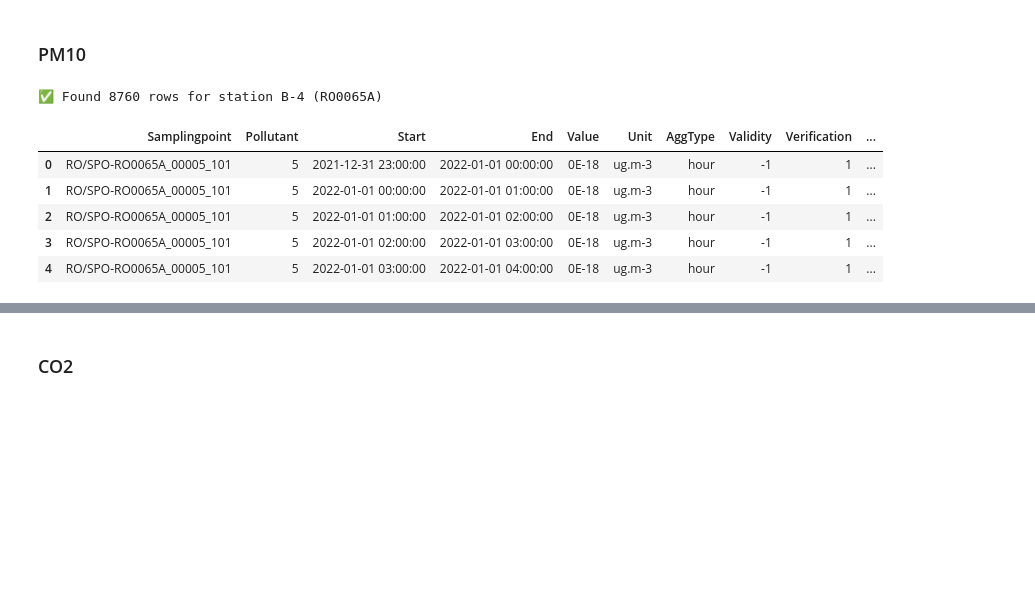
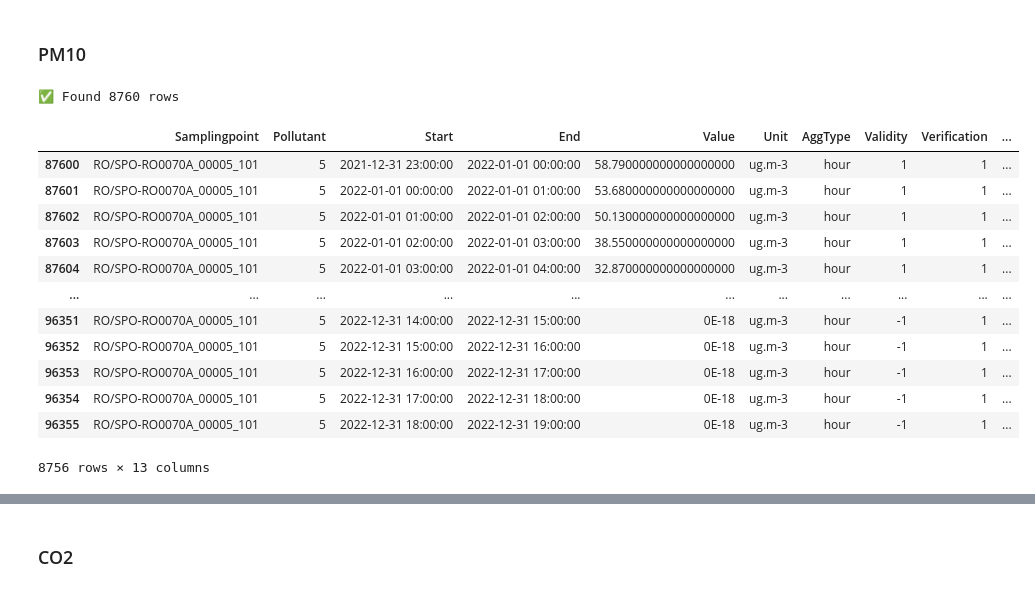
Before and after one commit to HemisCoding/bucharest-pollution-detector, a Jupyter notebook: notebooks/Pollution_Factors Data Collection.ipynb, the cells around one changed output, grey strips where cells are left out. Drawn from its saved outputs; the diff is of its cells as text; code cells hidden in the pictures; blank space fills up the shorter version.

```diff
--- a/notebooks/Pollution_Factors Data Collection.ipynb
+++ b/notebooks/Pollution_Factors Data Collection.ipynb
@@ -153,33 +153,39 @@ else:
 # %%
 import pandas as pd
 from pathlib import Path
-
 # Folder where your files are
-folder = Path("data/pm10-2022-e1a")
+folder = Path("../data/Checking data/pm10_2013-2023")
 
 # Match all files named file1.parquet to file6.parquet
 files = sorted(folder.glob("SPO-*.parquet"))
 
 # Read and concatenate them
 dfs = [pd.read_parquet(f) for f in files]
 df_all = pd.concat(dfs, ignore_index=True)
 
 # Extract station code from Samplingpoint
 df_all["station_code"] = df_all["Samplingpoint"].str.extract(r"(RO\d{4}A)")
 
 # Filter only for RO0070A (B-6)
-df_b4 = df_all[df_all["station_code"] == "RO0065A"].copy()
+df_b4 = df_all[df_all["station_code"] == "RO0070A"].copy()
 
-print(f"✅ Found {len(df_b4)} rows for station B-4 (RO0065A)")
-df_b4.head()
+print(f"✅ Found {len(df_b4)} rows")
+df_b4.head(-4)
 # %% [output]
-✅ Found 8760 rows for station B-4 (RO0065A)
+✅ Found 8760 rows
 |  | Samplingpoint | Pollutant | Start | End | Value | Unit | AggType | Validity | Verification | ... |
-| 0 | RO/SPO-RO0065A_00005_101 | 5 | 2021-12-31 23:00:00 | 2022-01-01 00:00:00 | 0E-18 | ug.m-3 | hour | -1 | 1 | ... |
-| 1 | RO/SPO-RO0065A_00005_101 | 5 | 2022-01-01 00:00:00 | 2022-01-01 01:00:00 | 0E-18 | ug.m-3 | hour | -1 | 1 | ... |
-| 2 | RO/SPO-RO0065A_00005_101 | 5 | 2022-01-01 01:00:00 | 2022-01-01 02:00:00 | 0E-18 | ug.m-3 | hour | -1 | 1 | ... |
-| 3 | RO/SPO-RO0065A_00005_101 | 5 | 2022-01-01 02:00:00 | 2022-01-01 03:00:00 | 0E-18 | ug.m-3 | hour | -1 | 1 | ... |
-| 4 | RO/SPO-RO0065A_00005_101 | 5 | 2022-01-01 03:00:00 | 2022-01-01 04:00:00 | 0E-18 | ug.m-3 | hour | -1 | 1 | ... |
+| 87600 | RO/SPO-RO0070A_00005_101 | 5 | 2021-12-31 23:00:00 | 2022-01-01 00:00:00 | 58.790000000000000000 | ug.m-3 | hour | 1 | 1 | ... |
+| 87601 | RO/SPO-RO0070A_00005_101 | 5 | 2022-01-01 00:00:00 | 2022-01-01 01:00:00 | 53.680000000000000000 | ug.m-3 | hour | 1 | 1 | ... |
+| 87602 | RO/SPO-RO0070A_00005_101 | 5 | 2022-01-01 01:00:00 | 2022-01-01 02:00:00 | 50.130000000000000000 | ug.m-3 | hour | 1 | 1 | ... |
+| 87603 | RO/SPO-RO0070A_00005_101 | 5 | 2022-01-01 02:00:00 | 2022-01-01 03:00:00 | 38.550000000000000000 | ug.m-3 | hour | 1 | 1 | ... |
+| 87604 | RO/SPO-RO0070A_00005_101 | 5 | 2022-01-01 03:00:00 | 2022-01-01 04:00:00 | 32.870000000000000000 | ug.m-3 | hour | 1 | 1 | ... |
+| ... | ... | ... | ... | ... | ... | ... | ... | ... | ... | ... |
+| 96351 | RO/SPO-RO0070A_00005_101 | 5 | 2022-12-31 14:00:00 | 2022-12-31 15:00:00 | 0E-18 | ug.m-3 | hour | -1 | 1 | ... |
+| 96352 | RO/SPO-RO0070A_00005_101 | 5 | 2022-12-31 15:00:00 | 2022-12-31 16:00:00 | 0E-18 | ug.m-3 | hour | -1 | 1 | ... |
+| 96353 | RO/SPO-RO0070A_00005_101 | 5 | 2022-12-31 16:00:00 | 2022-12-31 17:00:00 | 0E-18 | ug.m-3 | hour | -1 | 1 | ... |
+| 96354 | RO/SPO-RO0070A_00005_101 | 5 | 2022-12-31 17:00:00 | 2022-12-31 18:00:00 | 0E-18 | ug.m-3 | hour | -1 | 1 | ... |
+| 96355 | RO/SPO-RO0070A_00005_101 | 5 | 2022-12-31 18:00:00 | 2022-12-31 19:00:00 | 0E-18 | ug.m-3 | hour | -1 | 1 | ... |
+8756 rows × 13 columns
 # %%
 # 1. Selectăm doar coloanele necesare
 df_pm10 = df_b4[["Start", "End", "Value", "Unit"]].copy()
```
Also changed, not shown: parts of 22 cells of this notebook, 2 other files.
